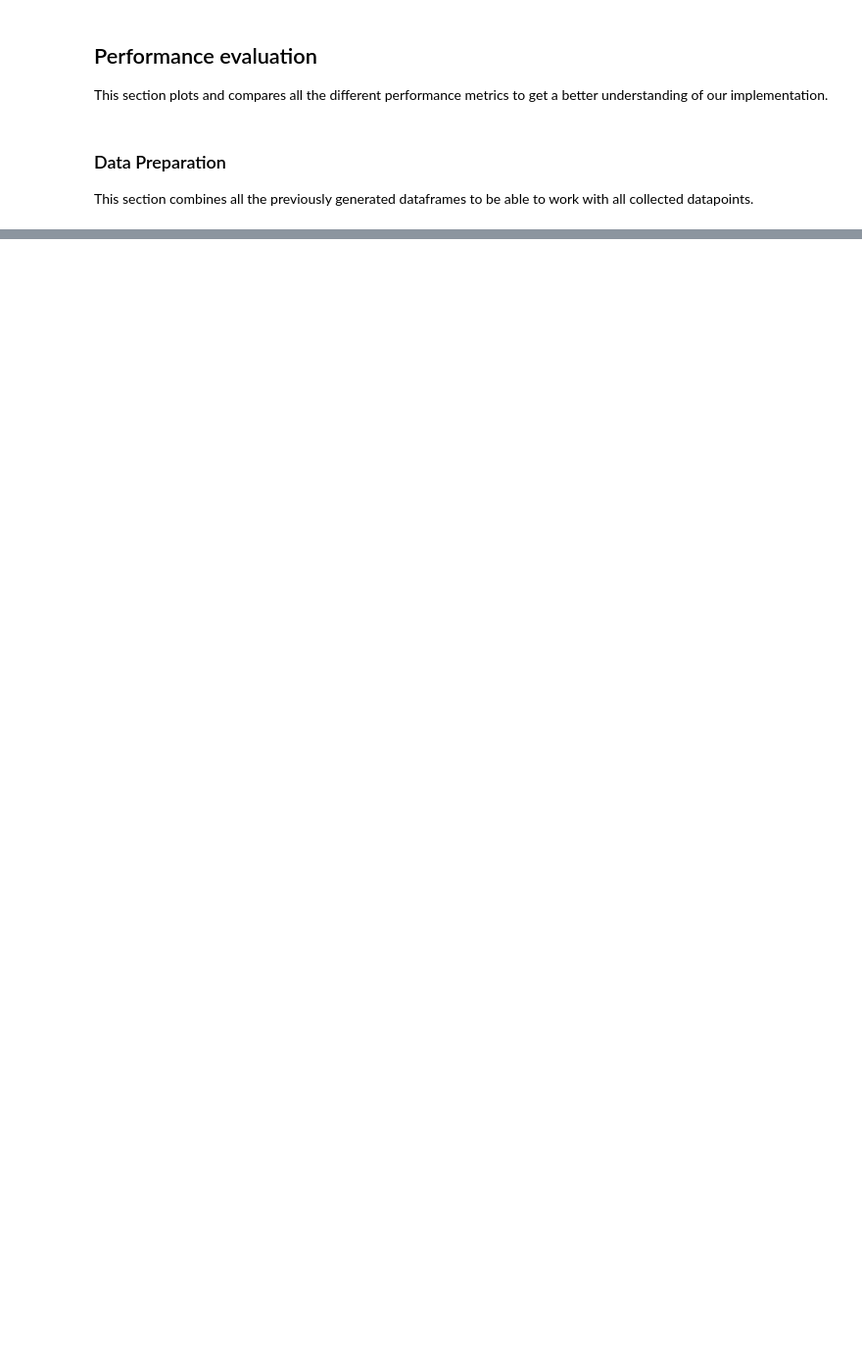
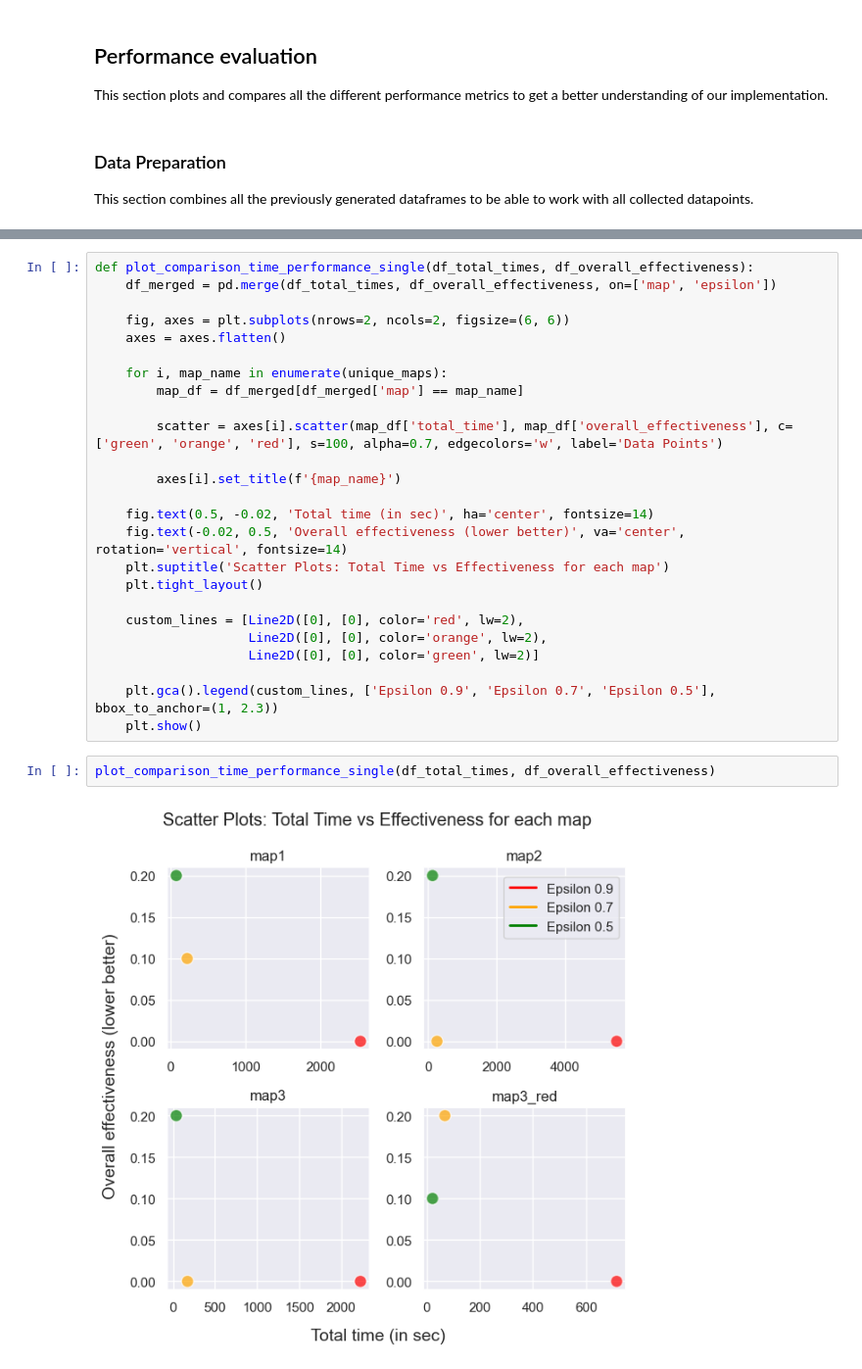
Before and after one commit to max-seeli/reinforce-path-explorer, a Jupyter notebook: train.ipynb, the cells around one changed output, grey strips where cells are left out. Shown at 98% size. Saved outputs shown, nothing was run; the diff lists cells and outputs as text; blank space fills up the shorter version.

```diff
--- a/train.ipynb
+++ b/train.ipynb
@@ -160,0 +263,29 @@ This section combines all the previously generated dataframes to be able to work
+# %%
+def plot_comparison_time_performance_single(df_total_times, df_overall_effectiveness):
+    df_merged = pd.merge(df_total_times, df_overall_effectiveness, on=['map', 'epsilon'])
+
+    fig, axes = plt.subplots(nrows=2, ncols=2, figsize=(6, 6))
+    axes = axes.flatten()
+
+    for i, map_name in enumerate(unique_maps):
+        map_df = df_merged[df_merged['map'] == map_name]
+
+        scatter = axes[i].scatter(map_df['total_time'], map_df['overall_effectiveness'], c=['green', 'orange', 'red'], s=100, alpha=0.7, edgecolors='w', label='Data Points')
+
+        axes[i].set_title(f'{map_name}')
+
+    fig.text(0.5, -0.02, 'Total time (in sec)', ha='center', fontsize=14)
+    fig.text(-0.02, 0.5, 'Overall effectiveness (lower better)', va='center', rotation='vertical', fontsize=14)
+    plt.suptitle('Scatter Plots: Total Time vs Effectiveness for each map')
+    plt.tight_layout()
+
+    custom_lines = [Line2D([0], [0], color='red', lw=2),
+                    Line2D([0], [0], color='orange', lw=2),
+                    Line2D([0], [0], color='green', lw=2)]
+
+    plt.gca().legend(custom_lines, ['Epsilon 0.9', 'Epsilon 0.7', 'Epsilon 0.5'], bbox_to_anchor=(1, 2.3))
+    plt.show()
+# %%
+plot_comparison_time_performance_single(df_total_times, df_overall_effectiveness)
+# %% [output]
+[figure, added]
```
Also changed, not shown: parts of 49 cells of this notebook, 4 other files.
